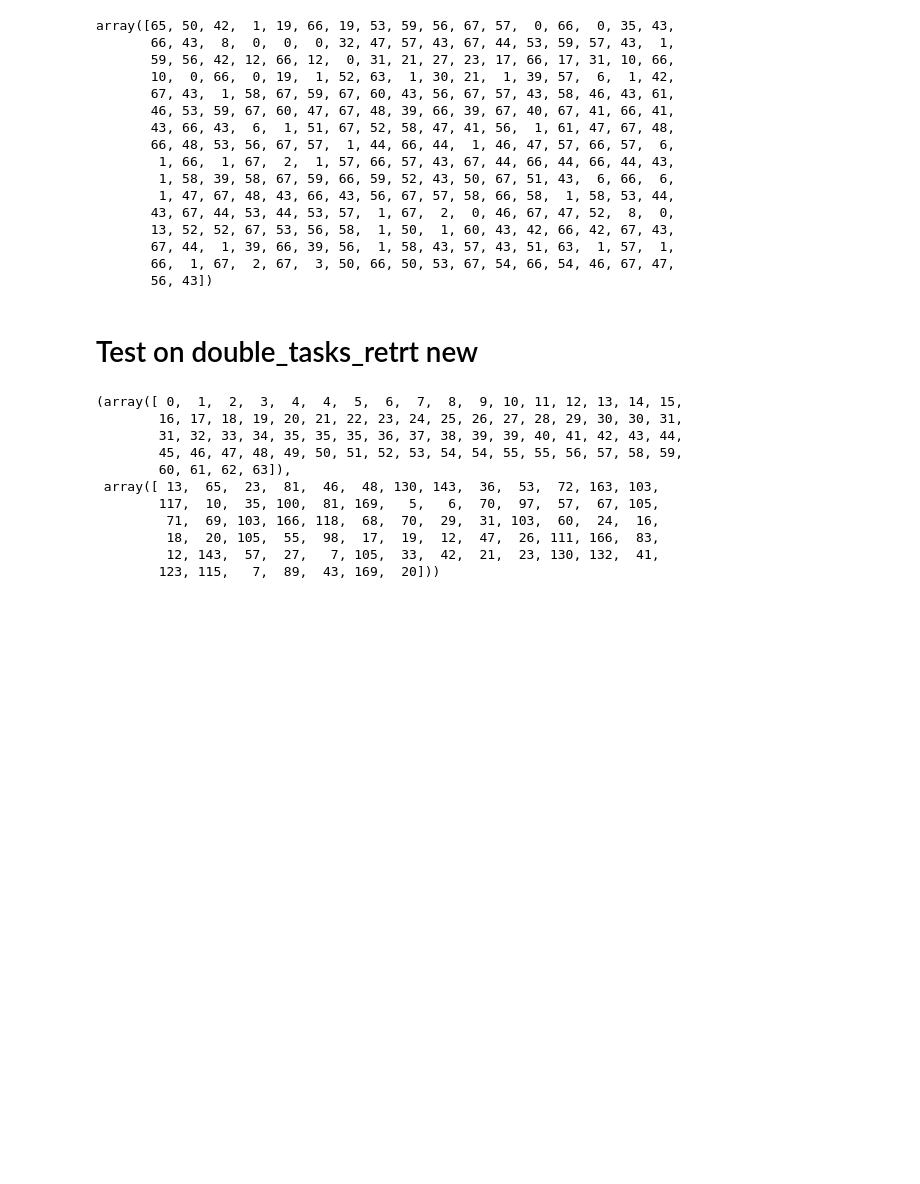
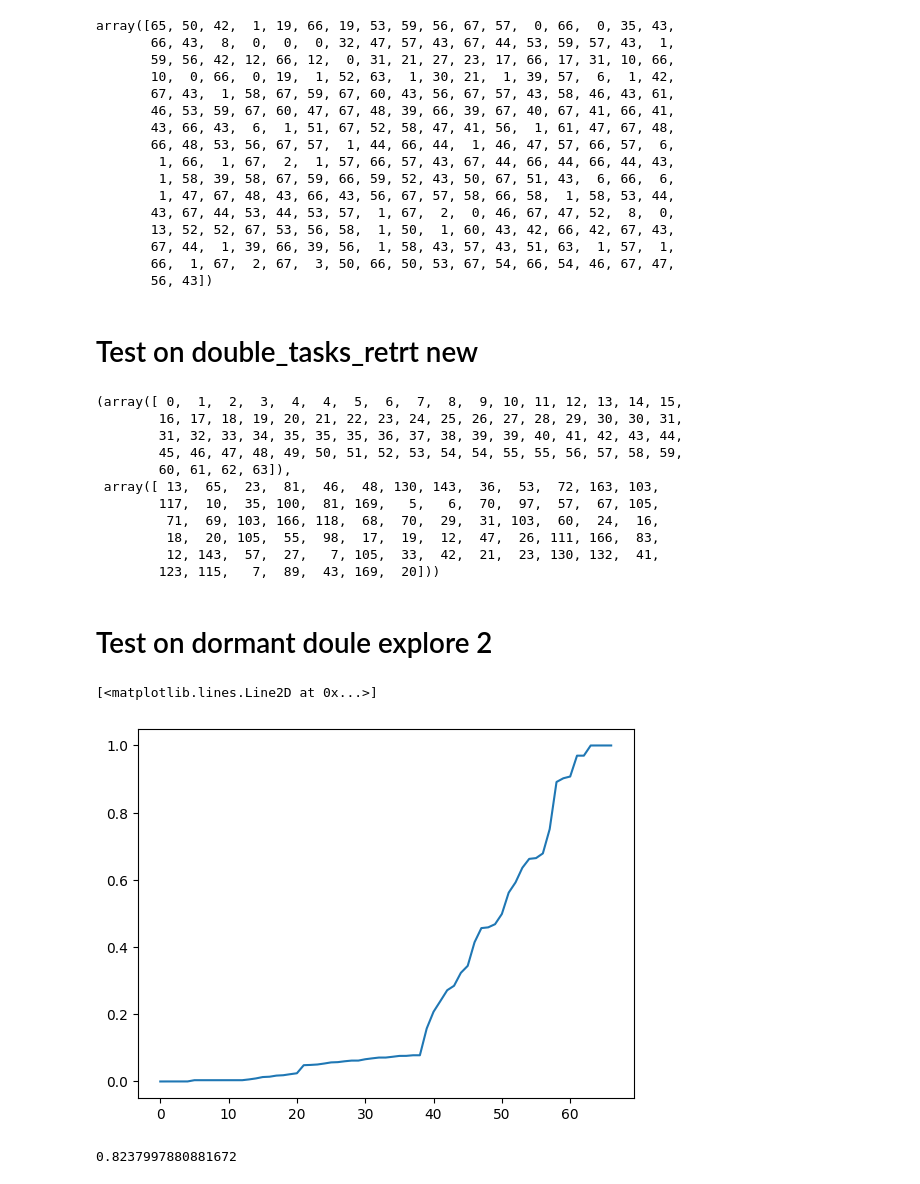
Before and after one commit to GuoTianYu2000/transformer-birth, a Jupyter notebook: test.ipynb, the cells around one changed output. Cells and saved outputs as stored; diff of their text form; code cells hidden in the pictures; blank space fills up the shorter version.

Commit message:
prepare to test dgps

```diff
--- a/test.ipynb
+++ b/test.ipynb
@@ -241,3 +238,27 @@ np.where(x == 66)
          18,  20, 105,  55,  98,  17,  19,  12,  47,  26, 111, 166,  83,
          12, 143,  57,  27,   7, 105,  33,  42,  21,  23, 130, 132,  41,
         123, 115,   7,  89,  43, 169,  20]))
+# %% [markdown]
+# Test on dormant doule explore 2
+# %%
+import pickle
+import numpy as np
+from data import dormant_double_tasks_explore2
+data_args = DataArgs(k=3, delimiter_p=0)
+# with open("/Users/guotianyu/GitHub/birth/data/bos1_d0/meta.pickle", "rb") as f:
+#     meta_info = pickle.load(f)
+with open("/data/tianyu_guo/birth/data/bos1_d0/meta.pickle", "rb") as f:
+    meta_info = pickle.load(f)
+# data_cfg = OmegaConf.structured(meta_info)
+ds = dormant_double_tasks_explore2(data_args, meta_info)
+# x = ds.gen_batch(np.random.default_rng(0), 64)
+# %%
+import matplotlib.pyplot as plt
+plt.plot(ds.cond[1, :].cumsum())
+# %% [output]
+[<matplotlib.lines.Line2D at 0x...>]
+[figure, added]
+# %%
+ds.cond[58, :].cumsum()[50]
+# %% [output]
+0.8237997880881672
```
Also changed, not shown: parts of 1 cell of this notebook, 13 other files.
